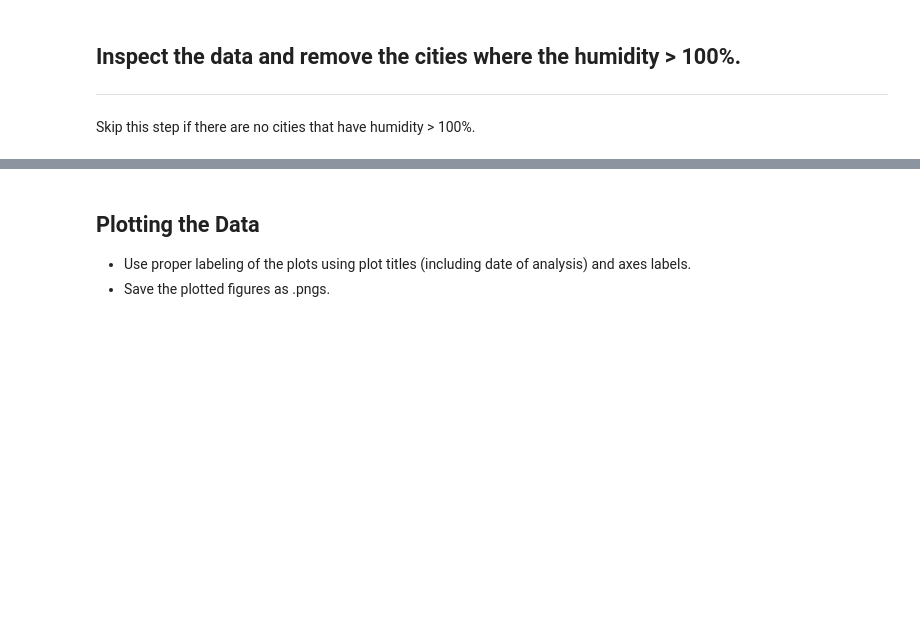
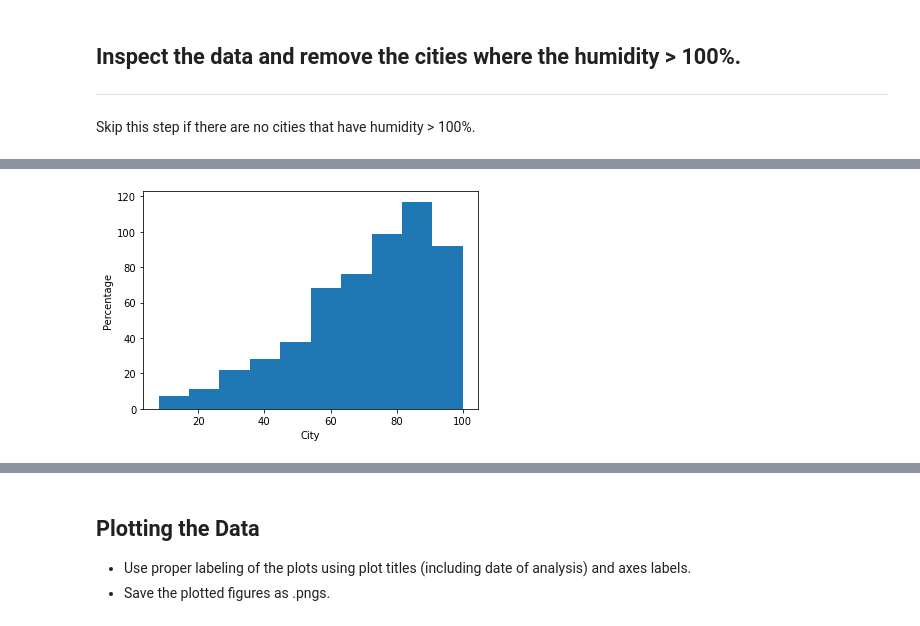
Before and after one commit to geneberry3/python-api-challenge, a Jupyter notebook: WeatherPy.ipynb, the cells around one changed output, grey strips where cells are left out. Saved outputs shown, nothing was run; the diff lists cells and outputs as text; code cells hidden in the pictures; blank space fills up the shorter version.

```diff
--- a/WeatherPy.ipynb
+++ b/WeatherPy.ipynb
@@ -160,0 +158,8 @@ Int64Index([], dtype='int64')
+# %%
+import scipy.stats as sts
+plt.hist(city_data_pd['Humidity'])
+plt.xlabel('City')
+plt.ylabel('Percentage')
+plt.show()
+# %% [output]
+[figure, added]
```
Also changed, not shown: parts of 15 cells of this notebook.
